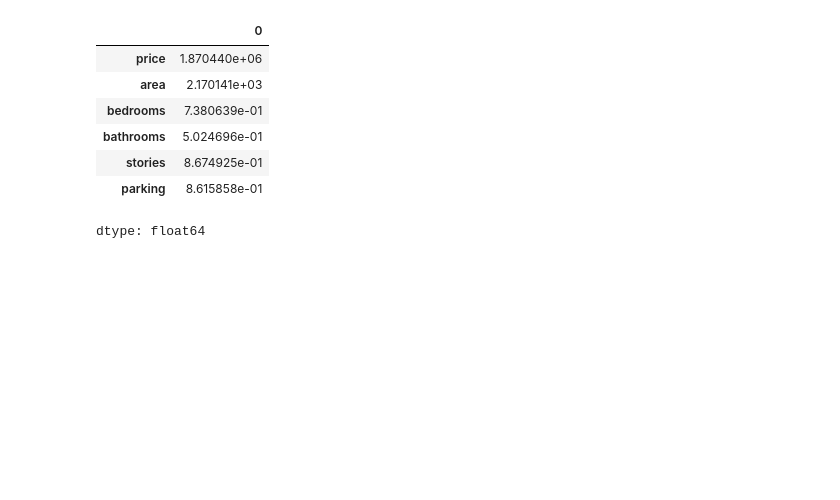
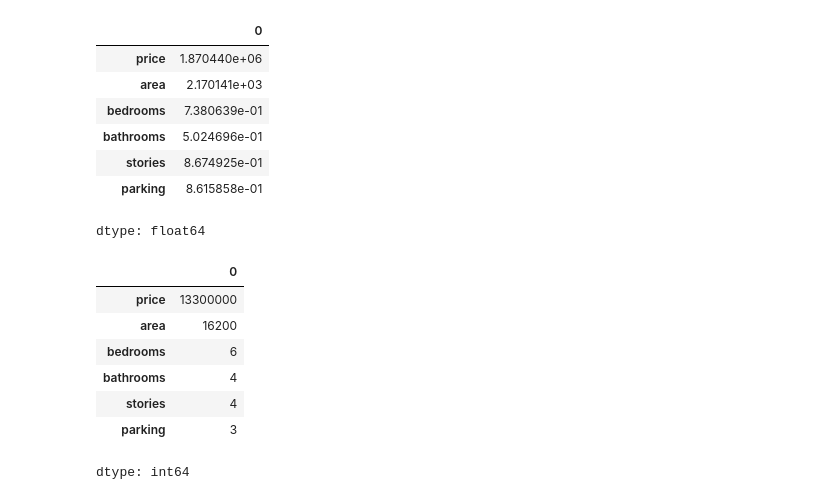
Before and after one commit to officialaryansingh/pandas_learning, a Jupyter notebook: pandas_fundamental2.ipynb, the cells around one changed output. Saved outputs shown, nothing was run; the diff lists cells and outputs as text; code cells hidden in the pictures; blank space fills up the shorter version.

```diff
--- a/pandas_fundamental2.ipynb
+++ b/pandas_fundamental2.ipynb
@@ -280,3 +280,15 @@ housing_df2.std()
 | stories | 8.674925e-01 |
 | parking | 8.615858e-01 |
 dtype: float64
+# %%
+# maximum value
+housing_df2.max()
+# %% [output]
+|  | 0 |
+| price | 13300000 |
+| area | 16200 |
+| bedrooms | 6 |
+| bathrooms | 4 |
+| stories | 4 |
+| parking | 3 |
+dtype: int64
```
Also changed, not shown: parts of 6 cells of this notebook.
